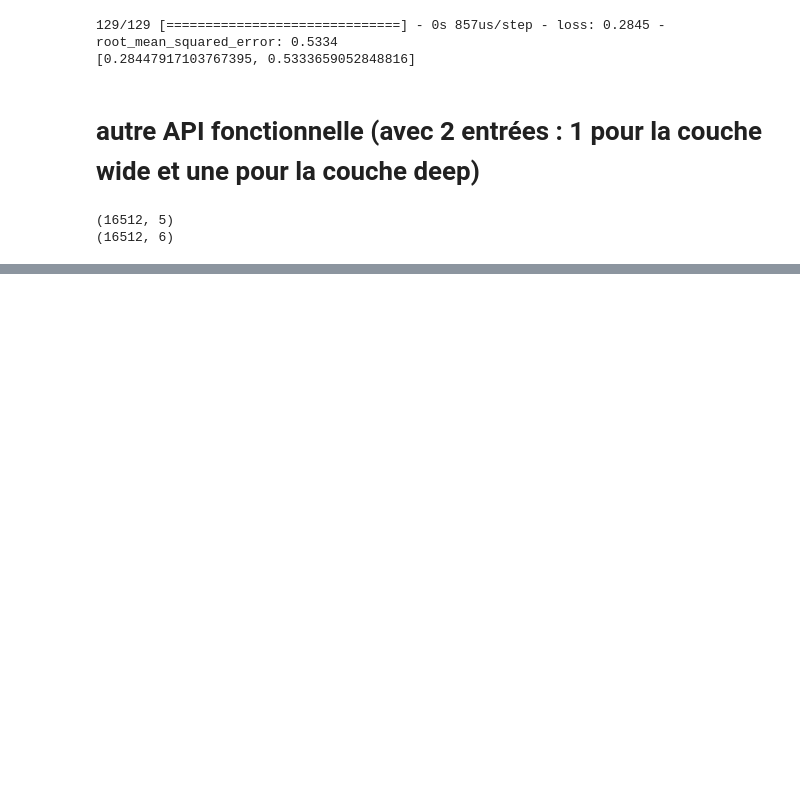
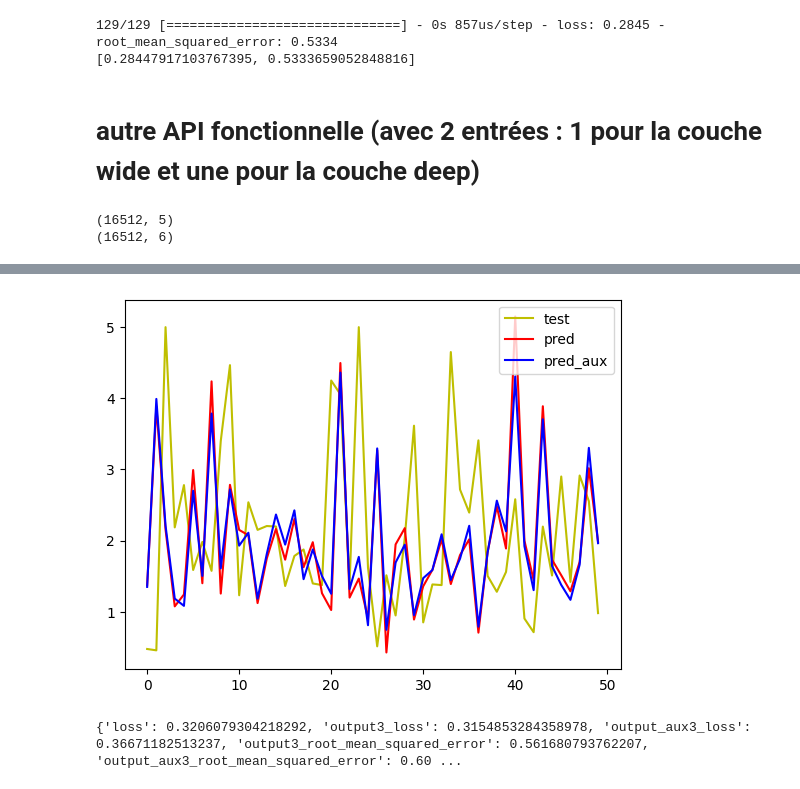
Before and after one commit to SamS709/machine_learning, a Jupyter notebook: LivreDL/functionnalAPI.ipynb, the cells around one changed output, grey strips where cells are left out. Drawn from its saved outputs; the diff is of its cells as text; code cells hidden in the pictures; blank space fills up the shorter version.

Commit message:
Save model data
End of functionnalAPI and beiginnig to save models data

```diff
--- a/LivreDL/functionnalAPI.ipynb
+++ b/LivreDL/functionnalAPI.ipynb
@@ -138,0 +139,26 @@ print(model2.evaluate((X_test_wide,X_test_deep),y_test))
+# %%
+input_wide3 = keras.layers.Input(shape=X_train_wide.shape[1:],name="input_wide3")
+input_deep3 = keras.layers.Input(shape=X_train_deep.shape[1:],name="input_deep3")
+layer_norm13 = keras.layers.Normalization()
+layer_norm23 = keras.layers.Normalization()
+norm13 = layer_norm13(input_wide3)
+norm23 = layer_norm23(input_deep3)
+hidden13 = keras.layers.Dense(30,activation="relu")(norm23)
+hidden23 = keras.layers.Dense(30,activation="relu")(hidden13)
+concat13 = keras.layers.concatenate([hidden23,norm13])
+output_aux3 = keras.layers.Dense(1,name = "output_aux3")(hidden23)
+output3 = keras.layers.Dense(1,name = "output3")(concat13)
+# %%
+layer_norm13.adapt(X_train_wide)
+layer_norm23.adapt(X_train_deep)
+optimizer3 = keras.optimizers.Adam(1e-3)
+model3 = keras.Model(inputs = [input_wide3,input_deep3], outputs = [output3,output_aux3])
+model3.compile(optimizer=optimizer3,
+              loss = {"output3":"mse","output_aux3":"mse"},
+              loss_weights={"output3":0.9,"output_aux3":0.1},
+              metrics=["RootMeanSquaredError"])
+# %%
+model3.fit({"input_wide3":X_train_wide,"input_deep3":X_train_deep},
+           {"output3":y_train,"output_aux3":y_train},
+           validation_split=0.2,
+           epochs = 30)
@@ -138,0 +184,15 @@ print(model2.evaluate((X_test_wide,X_test_deep),y_test))
+# %%
+import matplotlib.pyplot as plt
+
+y_pred3,y_predaux3 = model3.predict({"input_wide3":X_train_wide,"input_deep3":X_train_deep})
+eval_results = model3.evaluate({"input_wide3":X_test_wide,"input_deep3":X_test_deep},
+                              {"output3":y_test,"output_aux3":y_test},
+                              return_dict=True)
+plt.figure()
+plt.plot(y_test[:50], c="y", label = "test")
+plt.plot(y_pred3[:50], c="r", label = "pred")
+plt.plot(y_predaux3[:50], c="b", label = "pred_aux")
+plt.legend()
+plt.show()
+print(eval_results)
+# %% [output]
@@ -138,0 +201,2 @@ print(model2.evaluate((X_test_wide,X_test_deep),y_test))
+[figure, added]
+{'loss': 0.3206079304218292, 'output3_loss': 0.3154853284358978, 'output_aux3_loss': 0.36671182513237, 'output3_root_mean_squared_error': 0.561680793762207, 'output_aux3_root_mean_squared_error': 0.60 ...
```
Also changed, not shown: parts of 6 cells of this notebook, 9 other files.
